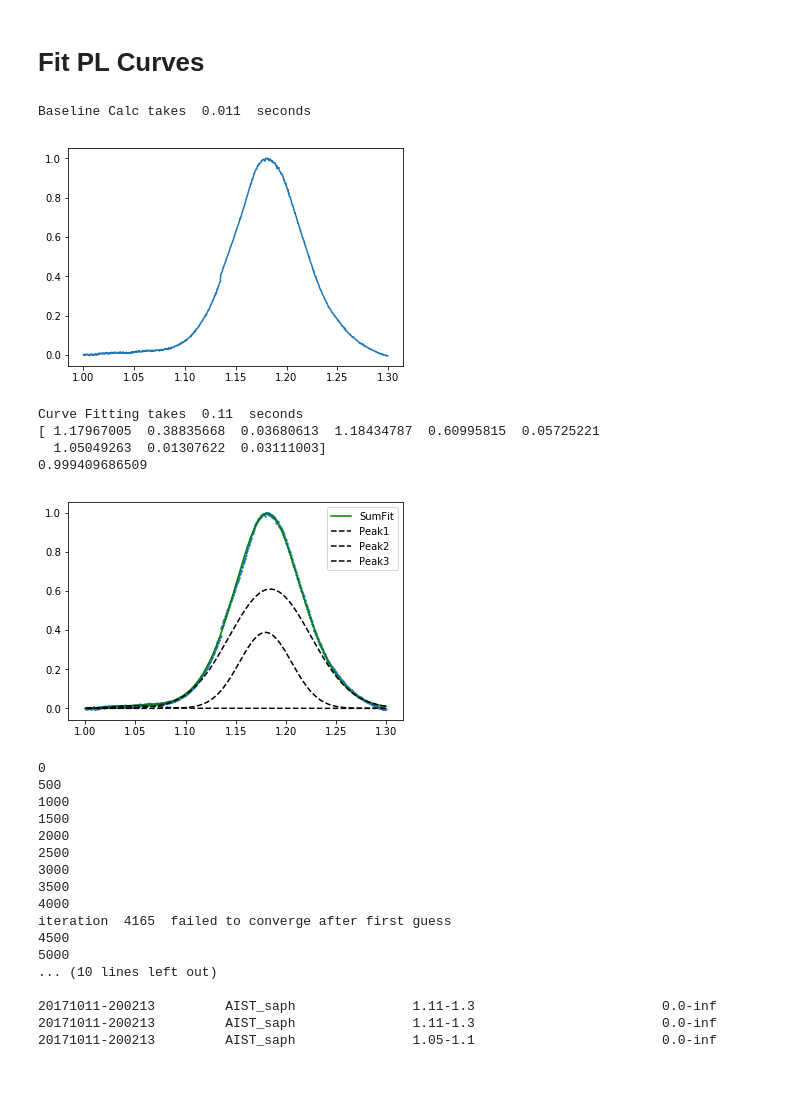
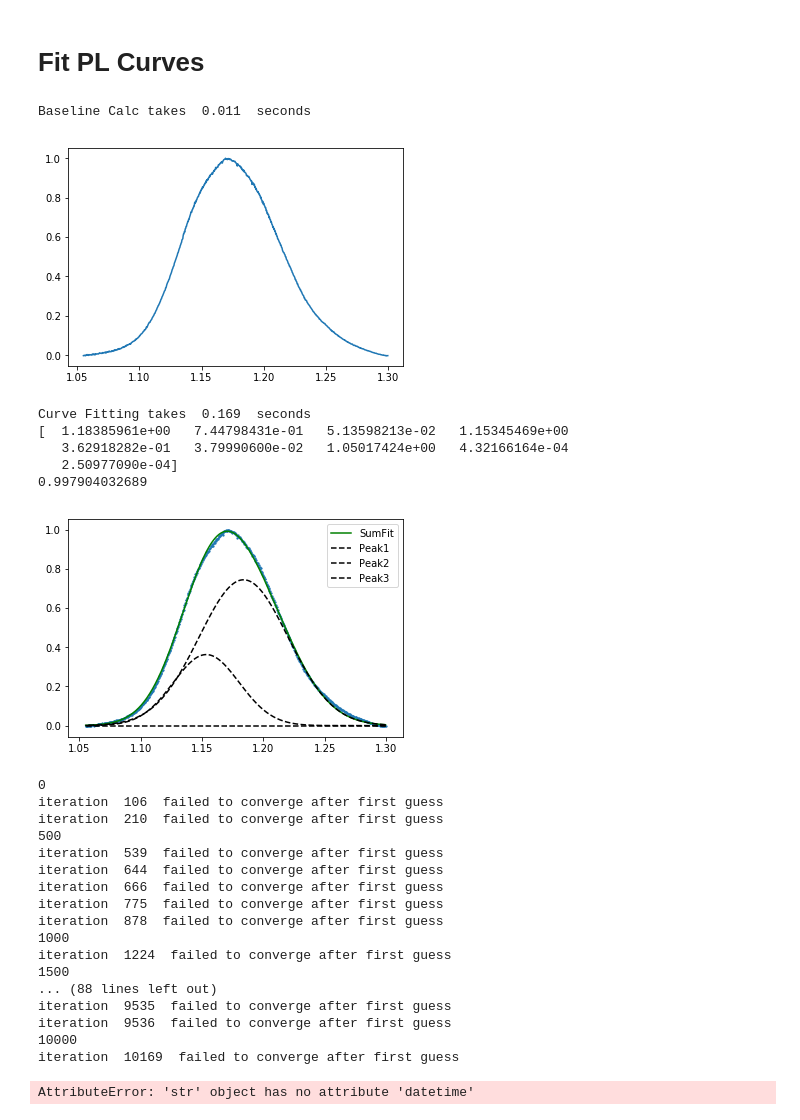
Before and after one commit to ttmn313/CIGS_Na_Analysis, a Jupyter notebook: Separate_PL_via_EG.ipynb, the cells around one changed output. Cells and saved outputs as stored; diff of their text form; code cells hidden in the pictures; blank space fills up the shorter version.

```diff
--- a/Separate_PL_via_EG.ipynb
+++ b/Separate_PL_via_EG.ipynb
@@ -537,12 +524,12 @@ plt.show()
 # %%
 from scipy.optimize import curve_fit
 from time import time
-n = 0
+n = 3
 xx = 1240/np.array(all_pl_energy[n])
 stamp = (xx > 1.0) & (xx < 1.3)
 x = xx[stamp]
 
-spec = np.array(all_pl[n])[1335,stamp]
+spec = np.array(all_pl[n])[9339,stamp]
 
 #y = np.array(np.mean(spec,axis=0))-baseline(np.array(np.mean(spec,axis=0)),1)
 t0 = time()
@@ -573,47 +560,49 @@ def gaussian(x, ctr, amp, wid):
 # bounds = ([1.18, 0., 0., 1.13, 0., 0., 1.07, 0., 0.],[1.3, 1.0, 0.1, 1.3, 1.0, 0.1, 1.09, 1.0, 0.1])
 # guess = [1.2, 0.5, 0.05, 1.15, 0.5, 0.05, 1.08, 0.1, 0.05 ]
 # bounds = ([1.18, 0., 0., 1.13, 0., 0., 1.06, 0., 0.],[1.22, 1.0, 0.1, 1.17, 1.0, 0.1, 1.1, 1.0, 0.1])
-guess = [1.18, 0.7, 0.1, 1.18, 0.3, 0.1, 1.08, 0.2, 0.05 ]
+guess = [1.18, 0.5, 0.1, 1.18, 0.5, 0.1, 1.08, 0.2, 0.05 ]
 #guess = popt
 bounds = ([1.11, 0., 0., 1.11, 0., 0., 1.05, 0., 0.],[1.3, 1.0, np.inf, 1.3, 1.0, np.inf, 1.1, 1.0, np.inf])
+
 
 # guess_2 = [1.175, 0.6, 0.05, 1.12, 0.4, 0.05, 1.08, 0.1, 0.05 ]
 # bounds = ([1.17, 0., 0., 1.1, 0., 0., 1.06, 0., 0.],[1.3, 1.0, np.inf, 1.18, 1.0, np.inf, 1.1, 1.0, np.inf])
 # guess_1 = [1.2, 0.9, 0.05, 1.15, 0.1, 0.05, 1.08, 0.1, 0.05]
 
 
 #3 curves
 #guess =[1.2, 0.5, 0.03, 1.15,  0.5,  0.03,  1.07,  0.25,  0.03]
 #bounds = ([1.18, 0., 0., 1.1, 0., 0., 1.05, 0., 0.],[1.25, 1.0, 0.05, 1.18, 1.0, 0.05, 1.09, 1.0, 0.05])
 
 
 t0 = time()
 popt, pcov = curve_fit(func, x, y, p0=guess, bounds = bounds)
 print 'Curve Fitting takes ', round(time()-t0,3), ' seconds'
 
 print popt
 R2 = 1-(np.sum(y-func(x, *popt))**2)/np.sum((y-np.mean(y))**2)
 print R2
 #print np.round(np.sqrt(np.diag(pcov))/popt*100,2)
 
 fit = func(x, *popt)
 
 plt.scatter(x, y, s=1.5)
 plt.plot(x, fit , 'g-', label='SumFit')
 
 for i in range(0,len(guess),3):
     plt.plot(x, gaussian(x, popt[i], popt[i+1], popt[i+2]),'k--',label = 'Peak'+str(i/3+1))
 #plt.plot(x, gaussian(x, popt[3], popt[4], popt[5]),'k-.',label = 'Peak2')
 plt.legend()
 plt.show()
 # %% [output]
 Baseline Calc takes  0.011  seconds
-[figure, old version]
+[figure, new version]
-Curve Fitting takes  0.11  seconds
-[ 1.17967005  0.38835668  0.03680613  1.18434787  0.60995815  0.05725221
-  1.05049263  0.01307622  0.03111003]
-0.999409686509
+Curve Fitting takes  0.169  seconds
+[  1.18385961e+00   7.44798431e-01   5.13598213e-02   1.15345469e+00
+   3.62918282e-01   3.79990600e-02   1.05017424e+00   4.32166164e-04
+   2.50977090e-04]
+0.997904032689
-[figure, old version]
+[figure, new version]
 # %%
 #Fit 1
 #guess =[1.2, 0.5, 0.03, 1.15,  0.5,  0.03,  1.07,  0.25,  0.03]
@@ -651,16 +640,16 @@ Curve Fitting takes  0.11  seconds
 # bounds = ([1.17, 0., 0., 1.11, 0., 0., 1.05, 0., 0.],[1.3, 1.0, np.inf, 1.19, 1.0, np.inf, 1.11, 1.0, np.inf])
 # guess_2 = [1.2, 0.9, 0.1, 1.12, 0.1, 0.1, 1.08, 0.5, 0.05 ]
 
-guess = [1.18, 0.7, 0.1, 1.18, 0.3, 0.1, 1.08, 0.2, 0.05 ]
+guess = [1.21, 0.7, 0.1, 1.14, 0.3, 0.1, 1.08, 0.2, 0.05 ]
 bounds = ([1.11, 0., 0., 1.11, 0., 0., 1.05, 0., 0.],[1.3, 1.0, np.inf, 1.3, 1.0, np.inf, 1.1, 1.0, np.inf])
-
+guess2 = [1.18, 0.9, 0.1, 1.18, 0.3, 0.1, 1.08, 0.2, 0.05 ]
 
 # \/ \/ \/ \/  for n = 3
 #guess_1 = [1.2, 0.1, 0.05, 1.15, 0.9, 0.05, 1.08, 0.1, 0.05]
 
 
 
-n = 0
+n = 3
 xx = 1240/np.array(all_pl_energy[n])
 stamp = (xx > 1.0) & (xx < 1.3)
 x = xx[stamp]
@@ -680,17 +669,16 @@ for idx in range(pl.shape[0]):
         popt, pcov = curve_fit(func, x, y, p0=guess, bounds = bounds)
     except RuntimeError:
         print 'iteration ', idx, ' failed to converge after first guess'
-        continue
-#         try:
-#             popt, pcov = curve_fit(func, x, y, p0=guess_2, bounds = bounds)
-#         except RuntimeError:
-#             print 'iteration ', idx, ' failed to converge after 2 guesses'
-#             continue
+        try:
+            popt, pcov = curve_fit(func, x, y, p0=guess2, bounds = bounds)
+        except RuntimeError:
+            print 'iteration ', idx, ' failed to converge after 2 guesses'
+            continue
     fit_params[idx,:] = popt
     fit_covs[idx,:] = np.sqrt(np.diag(pcov))
     R2[idx] = 1-(np.sum(y-func(x, *popt))**2)/np.sum((y-np.mean(y))**2)
 
-    guess = np.array(popt)
+    #guess = np.array(popt)
 #     # change the guess values for each iteration based on the previous pixel (or previous line)
 #     if idx%len(all_x[n]) == 0:
 #         guess = np.array(fit_params[idx/len(x),:])
@@ -715,22 +703,23 @@ np.savetxt('fit_files/'+sample_names[n]+"_"+fit_datetime+'_fit_covar.csv',fit_co
 np.savetxt('fit_files/'+sample_names[n]+"_"+fit_datetime+'_fit_r2.csv',R2,delimiter=',')
 # %% [output]
 0
+iteration  106  failed to converge after first guess
+iteration  210  failed to converge after first guess
 500
+iteration  539  failed to converge after first guess
+iteration  644  failed to converge after first guess
+iteration  666  failed to converge after first guess
+iteration  775  failed to converge after first guess
+iteration  878  failed to converge after first guess
 1000
+iteration  1224  failed to converge after first guess
 1500
-2000
-2500
-3000
-3500
-4000
-iteration  4165  failed to converge after first guess
-4500
-5000
-... (10 lines left out)
-
-20171011-200213         AIST_saph               1.11-1.3                        0.0-inf
-20171011-200213         AIST_saph               1.11-1.3                        0.0-inf
-20171011-200213         AIST_saph               1.05-1.1                        0.0-inf
+... (88 lines left out)
+iteration  9535  failed to converge after first guess
+iteration  9536  failed to converge after first guess
+10000
+iteration  10169  failed to converge after first guess
+AttributeError: 'str' object has no attribute 'datetime'
 # %%
 '''
 Visualize The Distribuion of Fit Parameters
```
Also changed, not shown: parts of 11 cells of this notebook.
